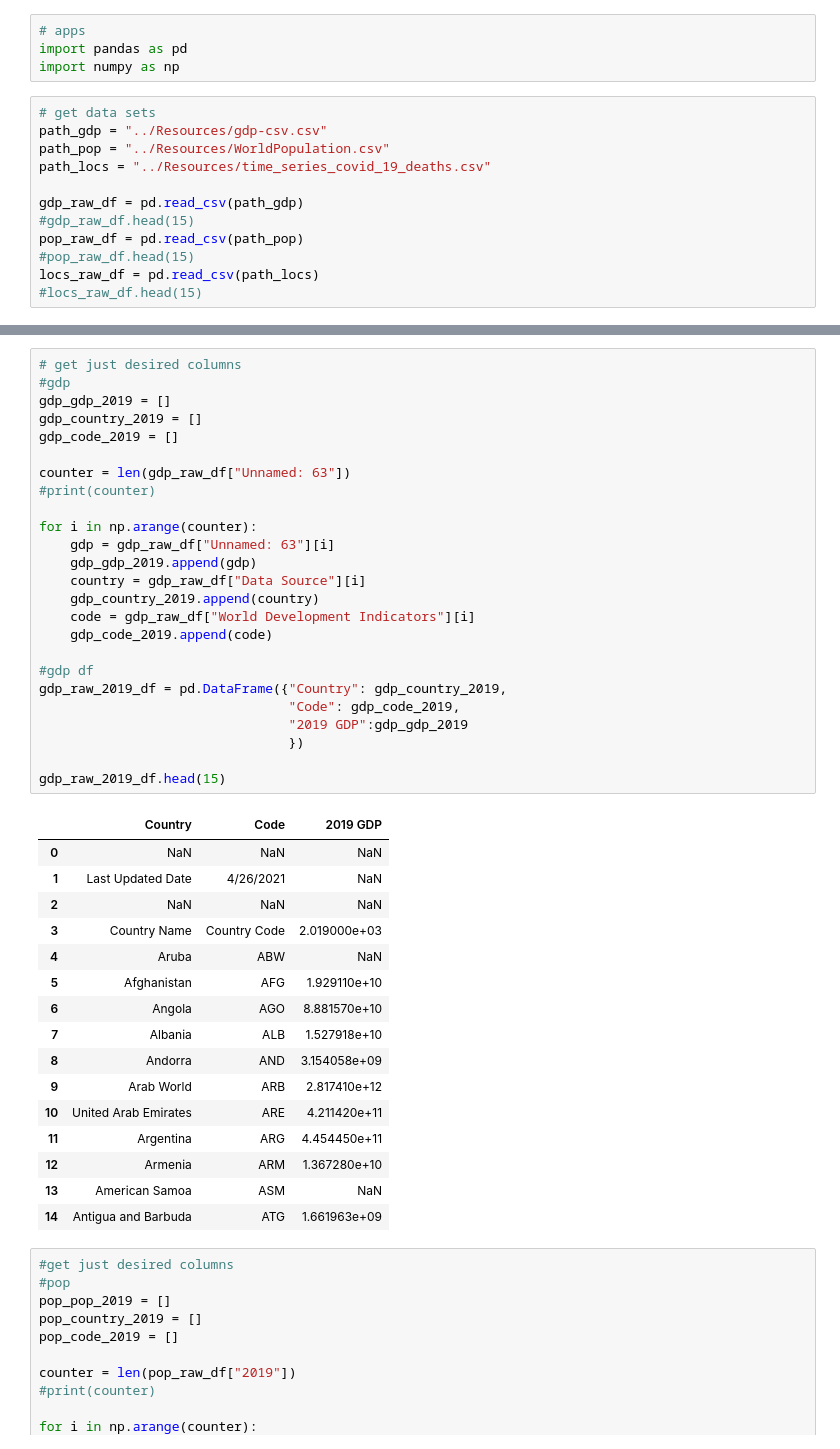
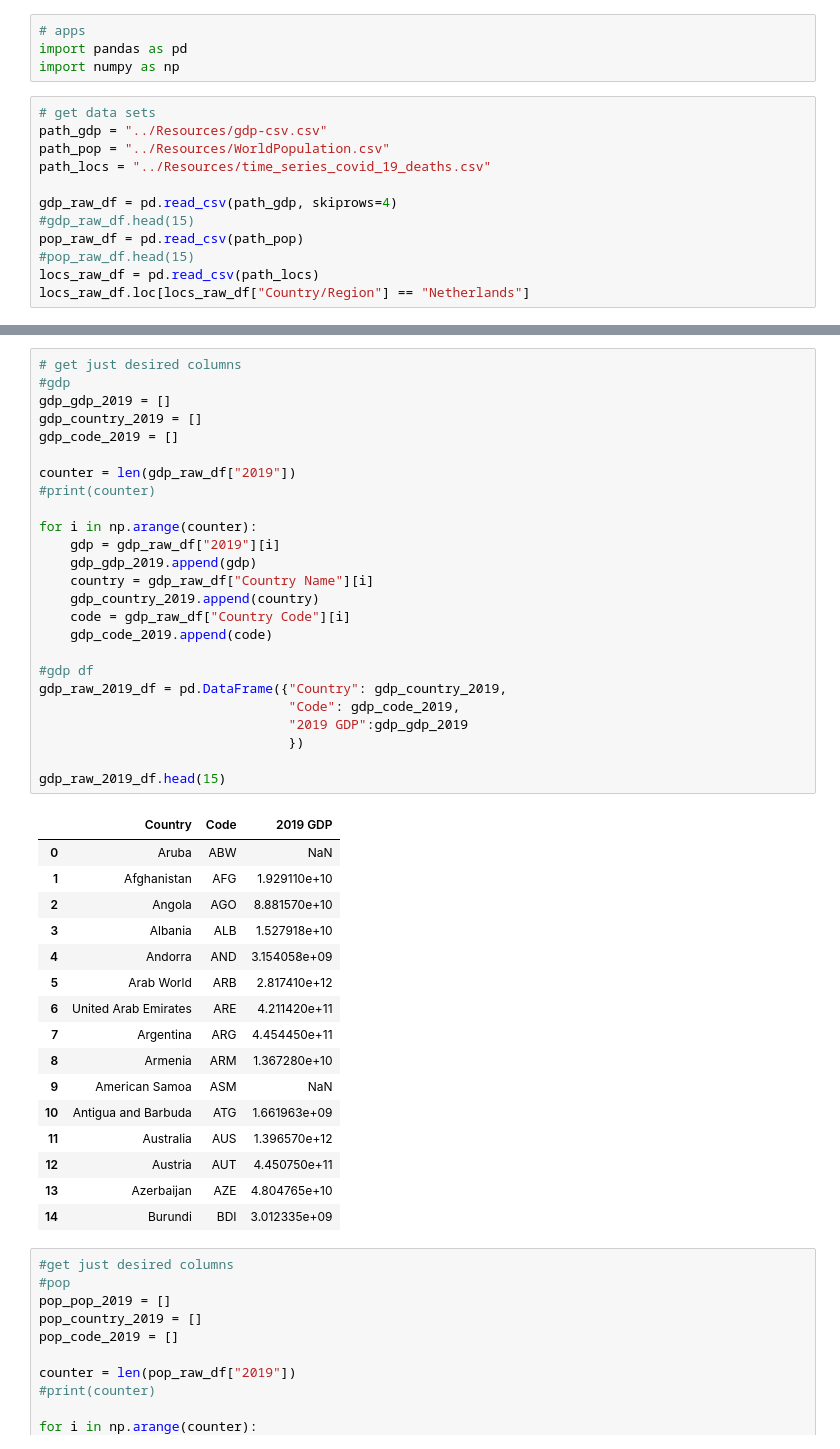
Before and after one commit to makbarish/Grp5_Project1_Covid19, a Jupyter notebook: Julio/gdp-pop_merge.ipynb, the cells around one changed output, grey strips where cells are left out. Cells and saved outputs as stored; diff of their text form.

```diff
--- a/Julio/gdp-pop_merge.ipynb
+++ b/Julio/gdp-pop_merge.ipynb
@@ -8,9 +8,9 @@ path_gdp = "../Resources/gdp-csv.csv"
 path_pop = "../Resources/WorldPopulation.csv"
 path_locs = "../Resources/time_series_covid_19_deaths.csv"
 
-gdp_raw_df = pd.read_csv(path_gdp)
+gdp_raw_df = pd.read_csv(path_gdp, skiprows=4)
 #gdp_raw_df.head(15)
 pop_raw_df = pd.read_csv(path_pop)
 #pop_raw_df.head(15)
 locs_raw_df = pd.read_csv(path_locs)
-#locs_raw_df.head(15)
+locs_raw_df.loc[locs_raw_df["Country/Region"] == "Netherlands"]
@@ -17,45 +25,45 @@ locs_raw_df = pd.read_csv(path_locs)
 # %%
 # get just desired columns
 #gdp
 gdp_gdp_2019 = []
 gdp_country_2019 = []
 gdp_code_2019 = []
 
-counter = len(gdp_raw_df["Unnamed: 63"])
+counter = len(gdp_raw_df["2019"])
 #print(counter)
 
 for i in np.arange(counter):
-    gdp = gdp_raw_df["Unnamed: 63"][i]
+    gdp = gdp_raw_df["2019"][i]
     gdp_gdp_2019.append(gdp)
-    country = gdp_raw_df["Data Source"][i]
+    country = gdp_raw_df["Country Name"][i]
     gdp_country_2019.append(country)
-    code = gdp_raw_df["World Development Indicators"][i]
+    code = gdp_raw_df["Country Code"][i]
     gdp_code_2019.append(code)
 
 #gdp df
 gdp_raw_2019_df = pd.DataFrame({"Country": gdp_country_2019,
                                 "Code": gdp_code_2019,
                                 "2019 GDP":gdp_gdp_2019
                                 })
 
 gdp_raw_2019_df.head(15)
 # %% [output]
 |  | Country | Code | 2019 GDP |
-| 0 | NaN | NaN | NaN |
-| 1 | Last Updated Date | 4/26/2021 | NaN |
-| 2 | NaN | NaN | NaN |
-| 3 | Country Name | Country Code | 2.019000e+03 |
-| 4 | Aruba | ABW | NaN |
-| 5 | Afghanistan | AFG | 1.929110e+10 |
-| 6 | Angola | AGO | 8.881570e+10 |
-| 7 | Albania | ALB | 1.527918e+10 |
-| 8 | Andorra | AND | 3.154058e+09 |
-| 9 | Arab World | ARB | 2.817410e+12 |
-| 10 | United Arab Emirates | ARE | 4.211420e+11 |
-| 11 | Argentina | ARG | 4.454450e+11 |
-| 12 | Armenia | ARM | 1.367280e+10 |
-| 13 | American Samoa | ASM | NaN |
-| 14 | Antigua and Barbuda | ATG | 1.661963e+09 |
+| 0 | Aruba | ABW | NaN |
+| 1 | Afghanistan | AFG | 1.929110e+10 |
+| 2 | Angola | AGO | 8.881570e+10 |
+| 3 | Albania | ALB | 1.527918e+10 |
+| 4 | Andorra | AND | 3.154058e+09 |
+| 5 | Arab World | ARB | 2.817410e+12 |
+| 6 | United Arab Emirates | ARE | 4.211420e+11 |
+| 7 | Argentina | ARG | 4.454450e+11 |
+| 8 | Armenia | ARM | 1.367280e+10 |
+| 9 | American Samoa | ASM | NaN |
+| 10 | Antigua and Barbuda | ATG | 1.661963e+09 |
+| 11 | Australia | AUS | 1.396570e+12 |
+| 12 | Austria | AUT | 4.450750e+11 |
+| 13 | Azerbaijan | AZE | 4.804765e+10 |
+| 14 | Burundi | BDI | 3.012335e+09 |
 # %%
 #get just desired columns
 #pop
```
Also changed, not shown: parts of 2 cells of this notebook.
